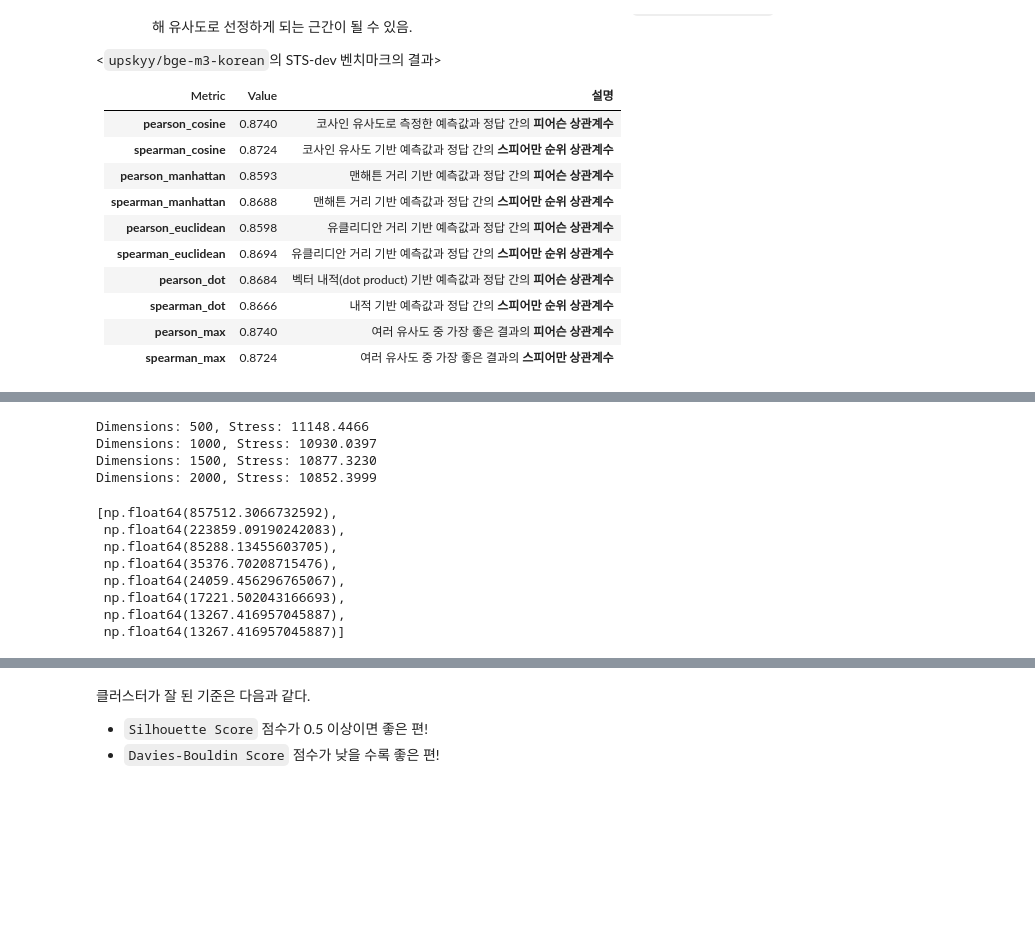
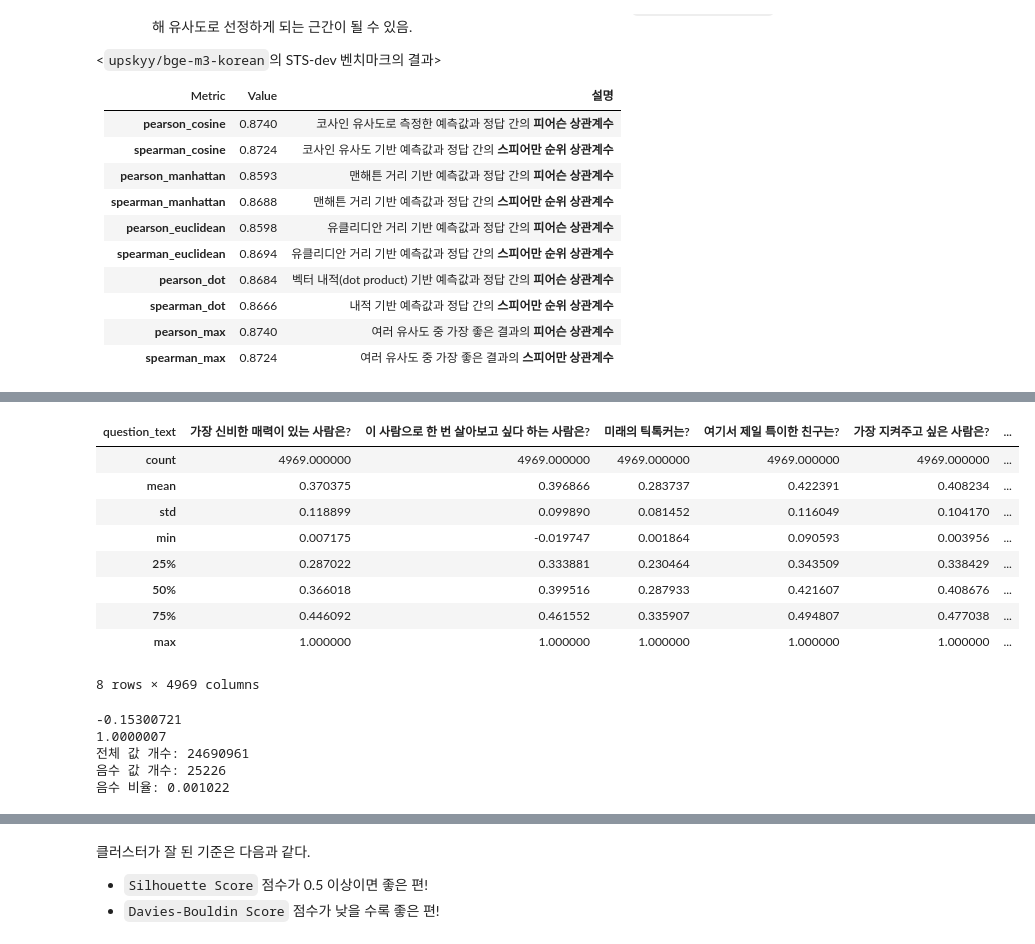
Before and after one commit to saeraniren/advanced_project, a Jupyter notebook: main.ipynb, the cells around one changed output, grey strips where cells are left out. Drawn from its saved outputs; the diff is of its cells as text; code cells hidden in the pictures; blank space fills up the shorter version.

```diff
--- a/main.ipynb
+++ b/main.ipynb
@@ -646,44 +657,0 @@ KeyboardInterrupt:
-# %%
-demensions = [500, 1000, 1500, 2000, 2500, 3000]
-
-stress_values = []
-
-for dim in demensions:
-    mds = MDS(n_components=dim, dissimilarity='precomputed', random_state=42)
-    transformed_data = mds.fit_transform(1 - similarity_matrix)
-
-    # Stress 계산
-    stress = mds.stress_
-    stress_values.append(stress)
-    print(f'Dimensions: {dim}, Stress: {stress:.4f}')
-
-# Stress 값 시각화
-plt.figure(figsize=(10, 6))
-plt.plot(demensions, stress_values, marker='o')
-plt.title('MDS Stress Values by Dimensions')
-plt.xlabel('Number of Dimensions')
-plt.ylabel('Stress Value')
-plt.grid(True)
-plt.xticks(demensions)
-plt.grid()
-plt.show()
-
-# KneeLocator를 사용하여 최적의 차원 찾기
-kneedle = KneeLocator(demensions, stress_values, curve='convex', direction='decreasing')
-print(f"Optimal number of dimensions: {kneedle.elbow}")
-# %% [output]
-Dimensions: 500, Stress: 11148.4466
-Dimensions: 1000, Stress: 10930.0397
-Dimensions: 1500, Stress: 10877.3230
-Dimensions: 2000, Stress: 10852.3999
-# %%
-stress_values
-# %% [output]
-[np.float64(857512.3066732592),
- np.float64(223859.09190242083),
- np.float64(85288.13455603705),
- np.float64(35376.70208715476),
- np.float64(24059.456296765067),
- np.float64(17221.502043166693),
- np.float64(13267.416957045887),
- np.float64(13267.416957045887)]
@@ -703,0 +658,31 @@ for k in range(2, 15):
+# %%
+desc_df = similarity_df.describe()
+display(desc_df)
+# %% [output]
+| question_text | 가장 신비한 매력이 있는 사람은? | 이 사람으로 한 번 살아보고 싶다 하는 사람은? | 미래의 틱톡커는? | 여기서 제일 특이한 친구는? | 가장 지켜주고 싶은 사람은? | ... |
+| count | 4969.000000 | 4969.000000 | 4969.000000 | 4969.000000 | 4969.000000 | ... |
+| mean | 0.370375 | 0.396866 | 0.283737 | 0.422391 | 0.408234 | ... |
+| std | 0.118899 | 0.099890 | 0.081452 | 0.116049 | 0.104170 | ... |
+| min | 0.007175 | -0.019747 | 0.001864 | 0.090593 | 0.003956 | ... |
+| 25% | 0.287022 | 0.333881 | 0.230464 | 0.343509 | 0.338429 | ... |
+| 50% | 0.366018 | 0.399516 | 0.287933 | 0.421607 | 0.408676 | ... |
+| 75% | 0.446092 | 0.461552 | 0.335907 | 0.494807 | 0.477038 | ... |
+| max | 1.000000 | 1.000000 | 1.000000 | 1.000000 | 1.000000 | ... |
+8 rows × 4969 columns
+# %%
+print(similarity_df.min().min())  # 최소 유사도 값 확인
+print(similarity_df.max().max())  # 최대 유사도 값 확인
+
+# NumPy 배열로 변환 후 음수 개수 계산
+negative_count = np.sum(similarity_df.to_numpy() < 0)
+total_count = similarity_df.size
+
+print(f"전체 값 개수: {total_count}")
+print(f"음수 값 개수: {negative_count}")
+print(f"음수 비율: {negative_count / total_count:.6f}")
+# %% [output]
+-0.15300721
+1.0000007
+전체 값 개수: 24690961
+음수 값 개수: 25226
+음수 비율: 0.001022
```
Also changed, not shown: parts of 14 cells of this notebook.
